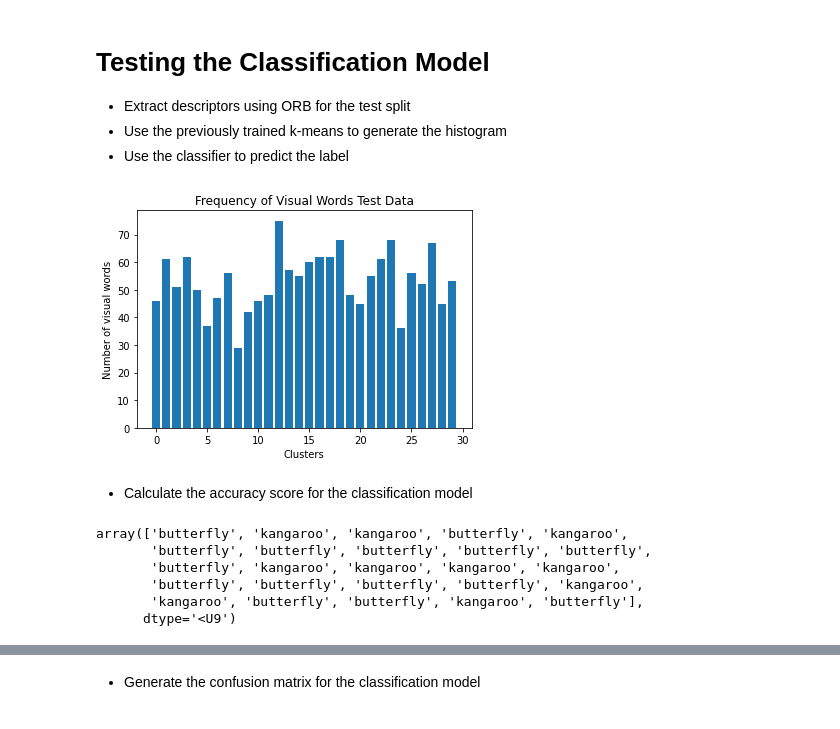
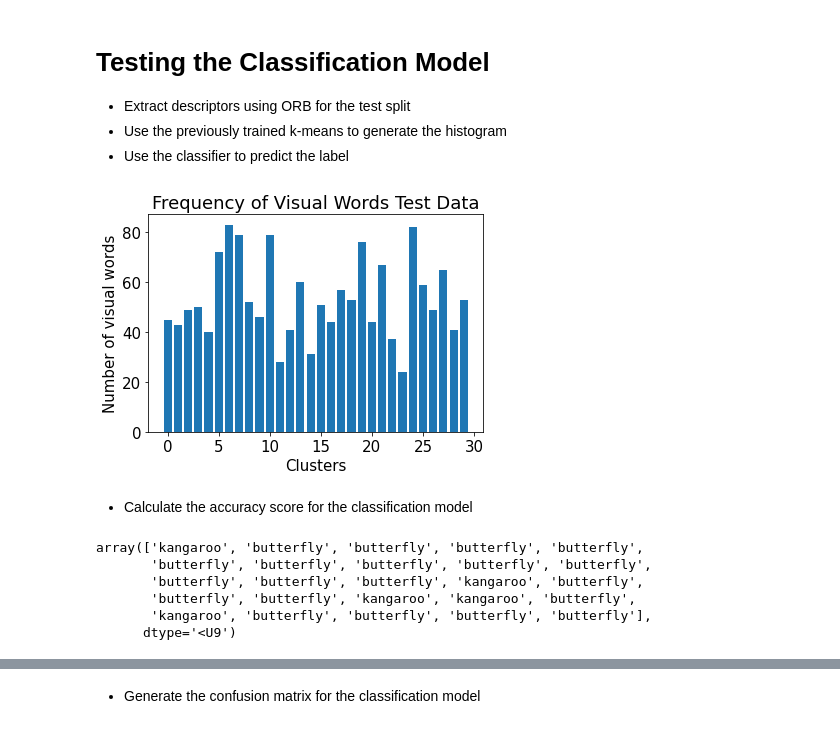
Before and after one commit to mario-rot/ComputerVisionCourse-MAI, a Jupyter notebook: Session 7/P7_Mario_Lauren.ipynb, the cells around one changed output, grey strips where cells are left out. Cells and saved outputs as stored; diff of their text form; code cells hidden in the pictures.

```diff
--- a/Session 7/P7_Mario_Lauren.ipynb
+++ b/Session 7/P7_Mario_Lauren.ipynb
@@ -280,29 +224,29 @@ GridSearchCV(estimator=SVC(),
 # %%
 # solution
 kps_test,dcs_test = get_multi_ORB(descriptor_extractor,x_test)
 vwr_img_test = []
 for img_dsc in dcs_test:
   vwr_img_test.append(kmeans.predict(img_dsc))
 vwr_img_test = np.array(vwr_img_test)
 
 plt.bar(list(range(30)),ske.histogram(np.concatenate(vwr_img_test), 30)[0])
 plt.title('Frequency of Visual Words Test Data')
 plt.ylabel('Number of visual words')
 plt.xlabel('Clusters')
 
-preds = clf3.predict(vwr_img_test)
+preds = clf.predict(vwr_img_test)
 # %% [output]
-[figure, old version]
+[figure, new version]
 # %% [markdown]
 *   Calculate the accuracy score for the classification model
 # %%
 preds
 # %% [output]
-array(['butterfly', 'kangaroo', 'kangaroo', 'butterfly', 'kangaroo',
+array(['kangaroo', 'butterfly', 'butterfly', 'butterfly', 'butterfly',
        'butterfly', 'butterfly', 'butterfly', 'butterfly', 'butterfly',
-       'butterfly', 'kangaroo', 'kangaroo', 'kangaroo', 'kangaroo',
-       'butterfly', 'butterfly', 'butterfly', 'butterfly', 'kangaroo',
-       'kangaroo', 'butterfly', 'butterfly', 'kangaroo', 'butterfly'],
+       'butterfly', 'butterfly', 'butterfly', 'kangaroo', 'butterfly',
+       'butterfly', 'butterfly', 'kangaroo', 'kangaroo', 'butterfly',
+       'kangaroo', 'butterfly', 'butterfly', 'butterfly', 'butterfly'],
       dtype='<U9')
 # %%
 y_test
```
Also changed, not shown: parts of 27 cells of this notebook.
